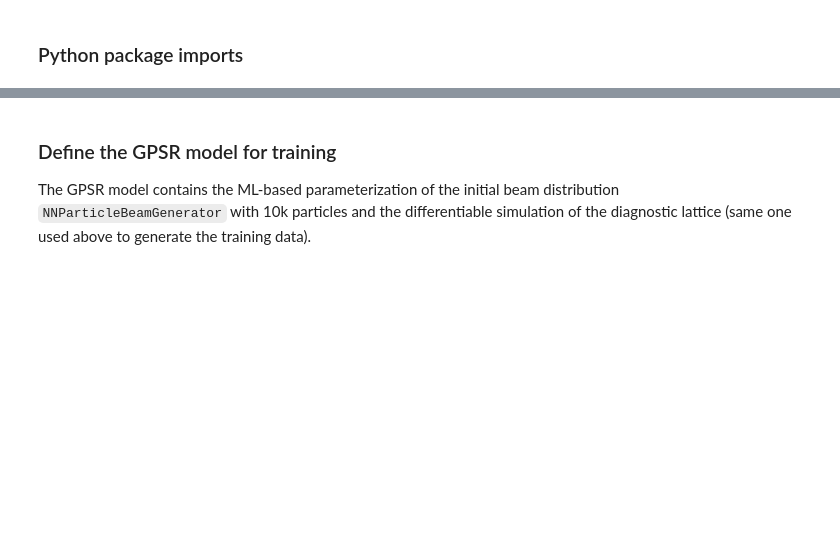
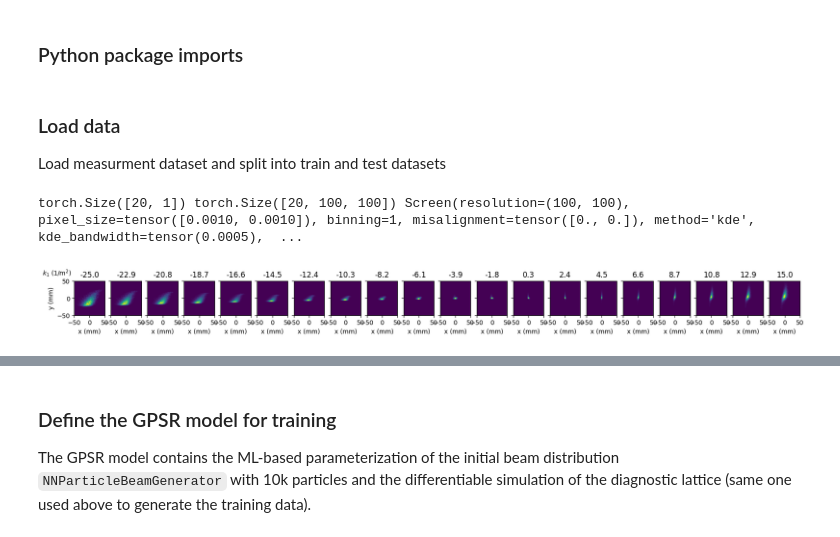
Before and after one commit to roussel-ryan/gpsr, a Jupyter notebook: docs/examples/example_reconstruction_4d.ipynb, the cells around one changed output, grey strips where cells are left out. Saved outputs shown, nothing was run; the diff lists cells and outputs as text; code cells hidden in the pictures; blank space fills up the shorter version.

```diff
--- a/docs/examples/example_reconstruction_4d.ipynb
+++ b/docs/examples/example_reconstruction_4d.ipynb
@@ -12,0 +14,17 @@ from gpsr.datasets import QuadScanDataset
+# %% [markdown]
+### Load data
+
+Load measurment dataset and split into train and test datasets
+# %%
+dset = torch.load(
+    "example_data/example_datasets/reconstruction_4D.dset", weights_only=False
+)
+print(
+    dset.parameters.shape,
+    dset.observations[0].shape,
+    dset.screen,
+)
+dset.plot_data();
+# %% [output]
+torch.Size([20, 1]) torch.Size([20, 100, 100]) Screen(resolution=(100, 100), pixel_size=tensor([0.0010, 0.0010]), binning=1, misalignment=tensor([0., 0.]), method='kde', kde_bandwidth=tensor(0.0005),  ...
+[figure, added]
```
Also changed, not shown: parts of 8 cells of this notebook, 1 other file.
